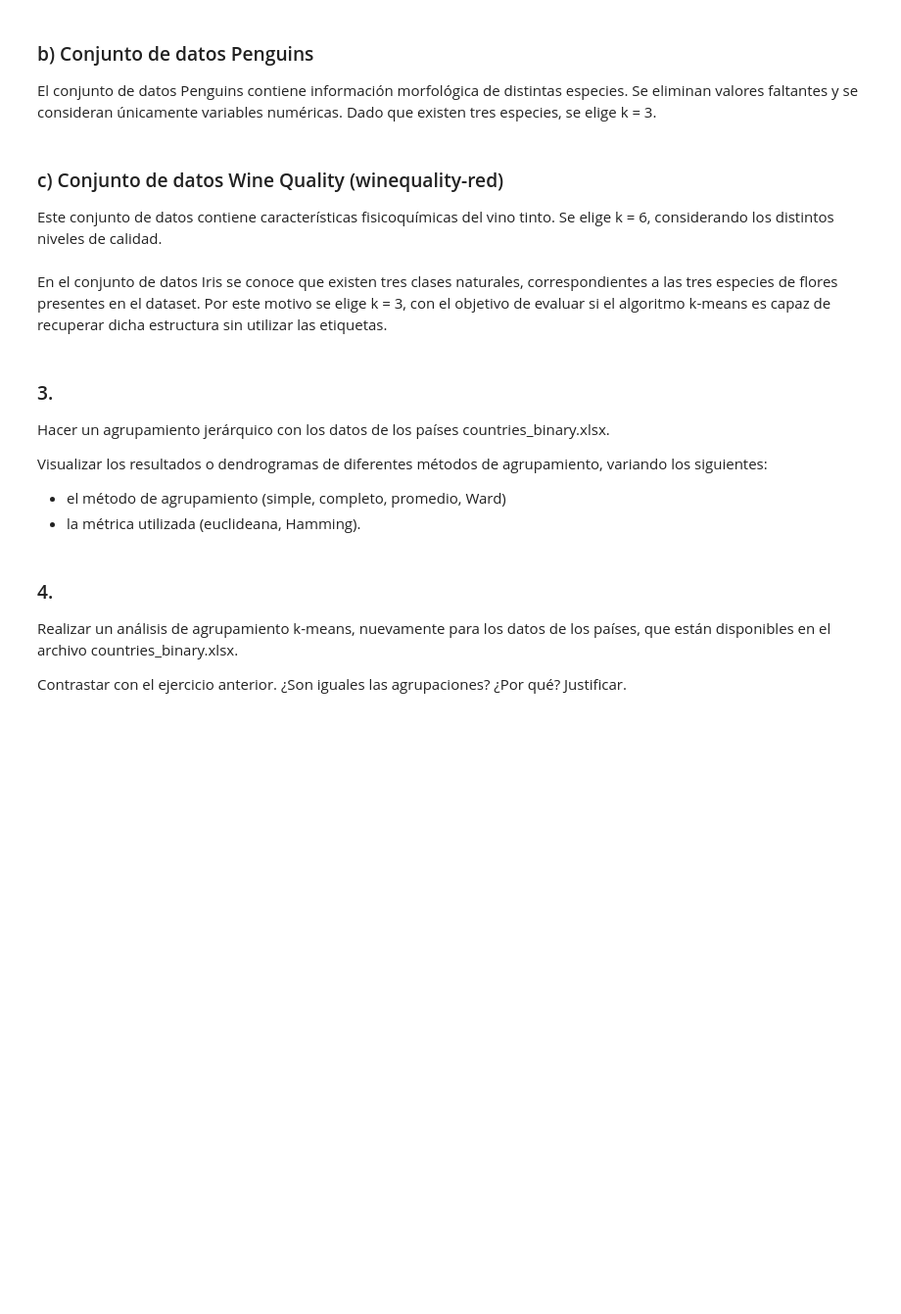
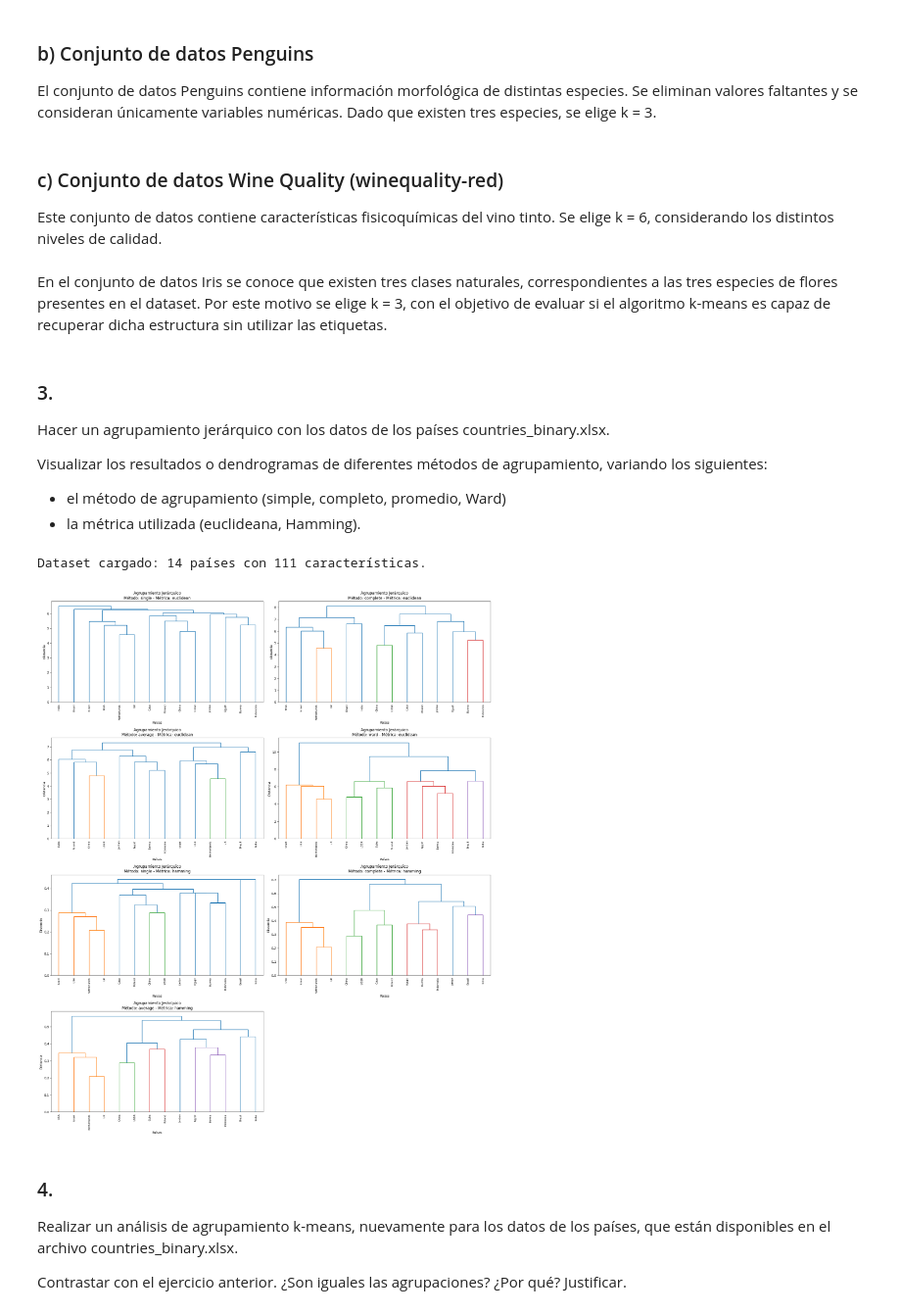
Before and after one commit to CindyGualim/InteligenciaArtificial-CC3085, a Jupyter notebook: Lab01_Solucion.ipynb, the cells around one changed output. Shown at 98% size. Cells and saved outputs as stored; diff of their text form; code cells hidden in the pictures; blank space fills up the shorter version.

```diff
--- a/Lab01_Solucion.ipynb
+++ b/Lab01_Solucion.ipynb
@@ -184,6 +184,73 @@ variando los siguientes:
 
 - el método de agrupamiento (simple, completo, promedio, Ward)
 - la métrica utilizada (euclideana, Hamming).
+# %%
+import pandas as pd
+import matplotlib.pyplot as plt
+from scipy.cluster.hierarchy import dendrogram, linkage
+
+# 1. Cargar el dataset
+try:
+    file_path = "countries_binary.xlsx"
+    df_countries = pd.read_excel(file_path)
+
+    # Asumimos que la primera columna son los nombres de los países
+    # y el resto son las características binarias
+    country_names = df_countries.iloc[:, 0].values
+    X_countries = df_countries.iloc[:, 1:].values
+
+    print(f"Dataset cargado: {X_countries.shape[0]} países con {X_countries.shape[1]} características.")
+
+except FileNotFoundError:
+    print(f"Error: El archivo {file_path} no se encuentra.")
+    # Datos dummy por si falla la carga para demostrar el código
+    country_names = [f"País {i}" for i in range(10)]
+    X_countries = np.random.randint(0, 2, (10, 5))
+
+# 2. Configuración de métodos y métricas
+# Nota: 'ward' solo funciona correctamente con distancia euclideana en scipy
+configs = [
+    ('single', 'euclidean'),
+    ('complete', 'euclidean'),
+    ('average', 'euclidean'),
+    ('ward', 'euclidean'),
+    ('single', 'hamming'),
+    ('complete', 'hamming'),
+    ('average', 'hamming')
+]
+
+# 3. Generar Dendrogramas
+plt.figure(figsize=(20, 24))
+
+for i, (method, metric) in enumerate(configs, 1):
+    plt.subplot(4, 2, i)
+
+    # Calcular la matriz de enlace (linkage matrix)
+    try:
+        Z = linkage(X_countries, method=method, metric=metric)
+
+        # Graficar dendrograma
+        dendrogram(
+            Z,
+            labels=country_names,
+            leaf_rotation=90,
+            leaf_font_size=8
+        )
+
+        plt.title(f"Agrupamiento Jerárquico\nMétodo: {method} - Métrica: {metric}")
+        plt.xlabel("Países")
+        plt.ylabel("Distancia")
+
+    except Exception as e:
+        plt.text(0.5, 0.5, f"Error en config: {method}/{metric}\n{e}",
+                 ha='center', va='center')
+        plt.title(f"Método: {method} - Métrica: {metric}")
+
+plt.tight_layout()
+plt.show()
+# %% [output]
+Dataset cargado: 14 países con 111 características.
+[figure, added]
 # %% [markdown]
 ### 4.
 Realizar un análisis de agrupamiento k-means, nuevamente para los datos de los países,
```
Also changed, not shown: parts of 1 cell of this notebook.
